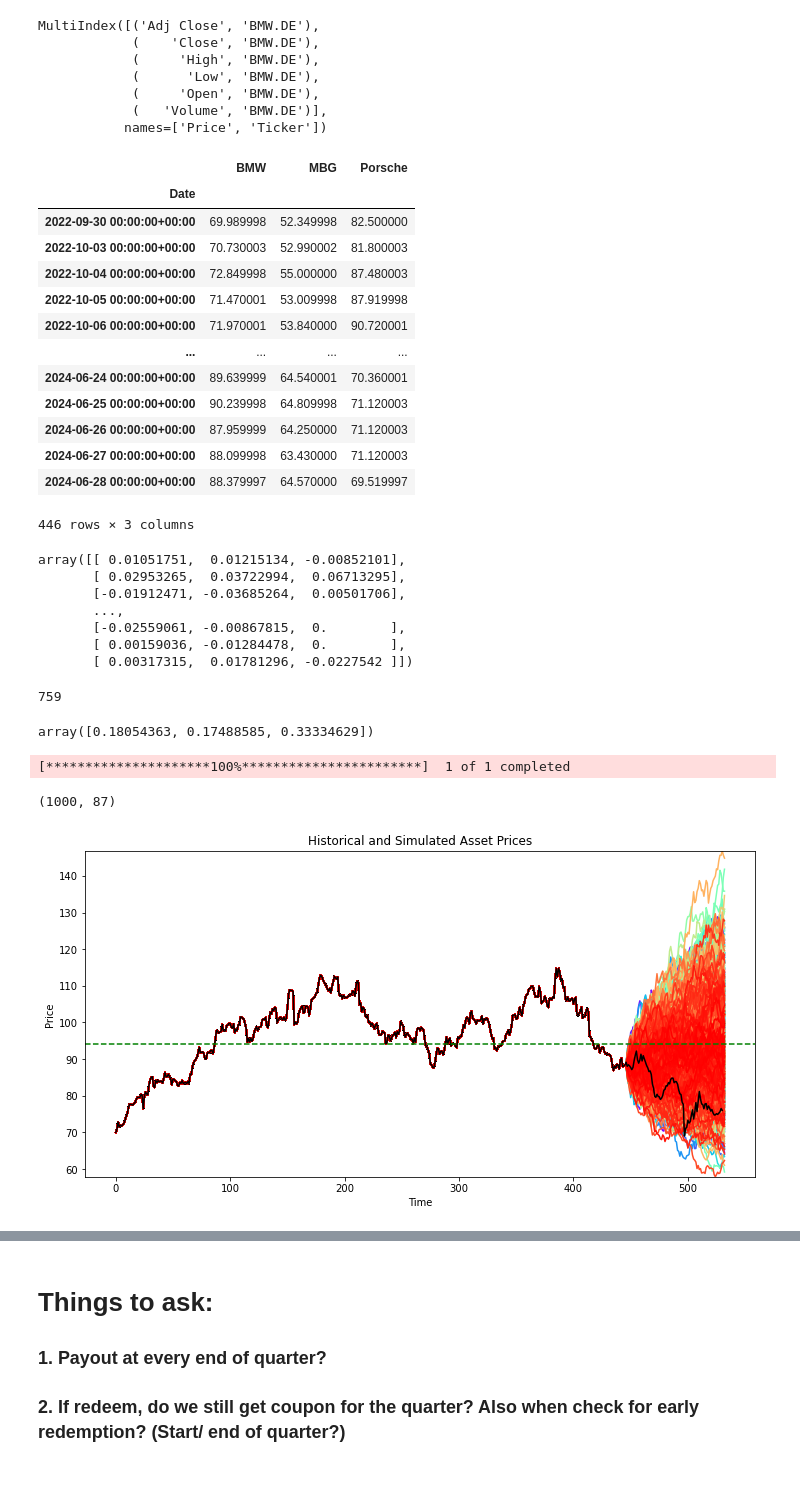
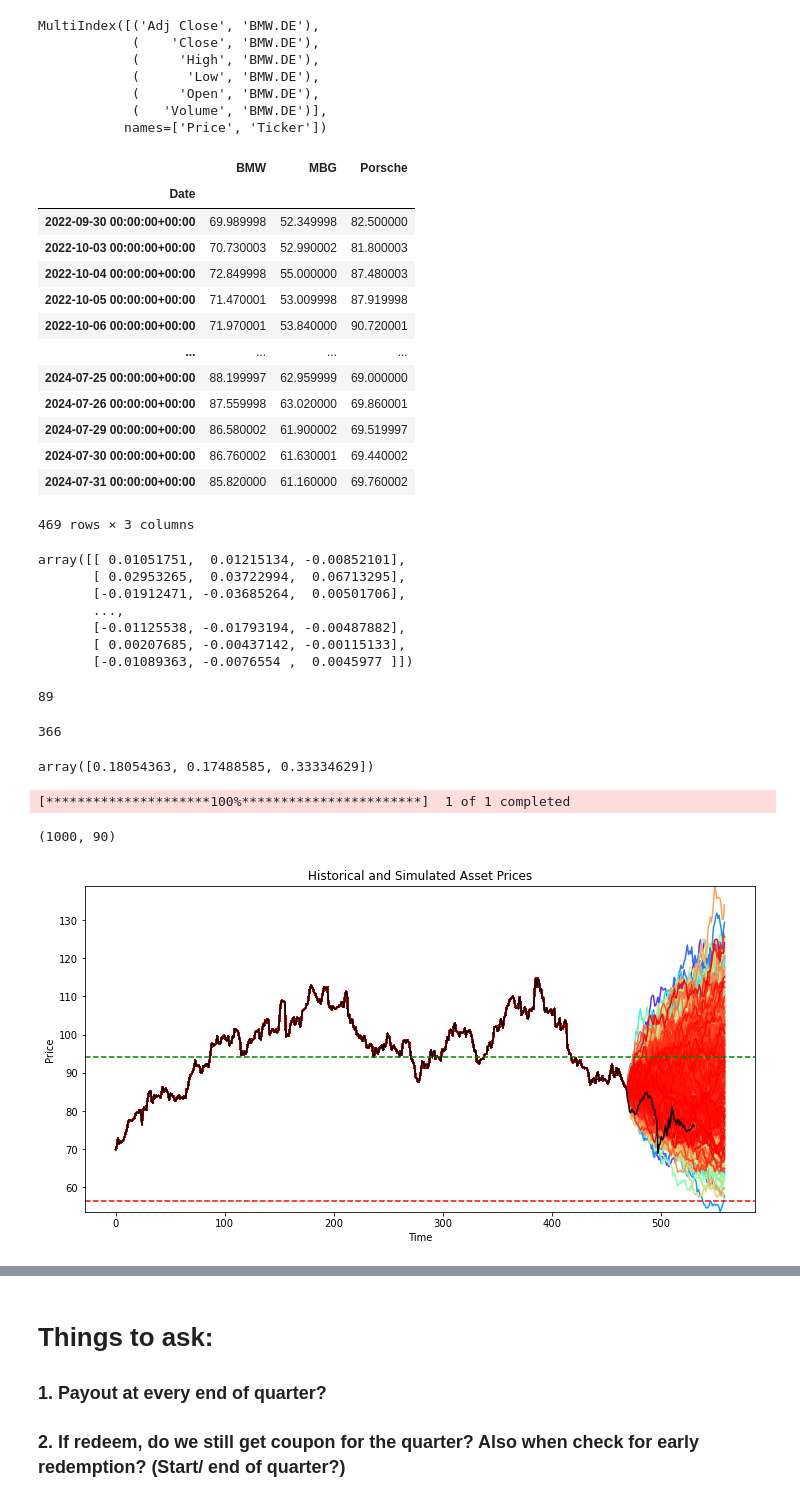
Before and after one commit to tengyaolong2000/simtech, a Jupyter notebook: sim_tech_finance.ipynb, the cells around one changed output, grey strips where cells are left out. Drawn from its saved outputs; the diff is of its cells as text; code cells hidden in the pictures.

```diff
--- a/sim_tech_finance.ipynb
+++ b/sim_tech_finance.ipynb
@@ -115,7 +117,7 @@ array([0.18054363, 0.17488585, 0.33334629])
 # %%
 
 start_date = datetime.datetime.strptime('2022-09-30', '%Y-%m-%d')
-end_date = datetime.datetime.strptime('2024-6-29', '%Y-%m-%d')  #1 aug to 31 October
+end_date = datetime.datetime.strptime('2024-8-1', '%Y-%m-%d')  #1 aug to 28 October simulation
 # Specify the ticker for BMW (BMW.DE for Frankfurt Stock Exchange)
 BMW_ticker = 'BMW.DE'
 MBG_ticker = 'MBG.DE'
@@ -202,15 +204,14 @@ bmp_prices
 | 2022-10-05 00:00:00+00:00 | 71.470001 | 53.009998 | 87.919998 |
 | 2022-10-06 00:00:00+00:00 | 71.970001 | 53.840000 | 90.720001 |
 | ... | ... | ... | ... |
-| 2024-06-24 00:00:00+00:00 | 89.639999 | 64.540001 | 70.360001 |
-| 2024-06-25 00:00:00+00:00 | 90.239998 | 64.809998 | 71.120003 |
-| 2024-06-26 00:00:00+00:00 | 87.959999 | 64.250000 | 71.120003 |
-| 2024-06-27 00:00:00+00:00 | 88.099998 | 63.430000 | 71.120003 |
-| 2024-06-28 00:00:00+00:00 | 88.379997 | 64.570000 | 69.519997 |
+| 2024-07-25 00:00:00+00:00 | 88.199997 | 62.959999 | 69.000000 |
+| 2024-07-26 00:00:00+00:00 | 87.559998 | 63.020000 | 69.860001 |
+| 2024-07-29 00:00:00+00:00 | 86.580002 | 61.900002 | 69.519997 |
+| 2024-07-30 00:00:00+00:00 | 86.760002 | 61.630001 | 69.440002 |
+| 2024-07-31 00:00:00+00:00 | 85.820000 | 61.160000 | 69.760002 |
-446 rows × 3 columns
+469 rows × 3 columns
 # %%
 # Read data
-#AAA = pd.read_csv('AAA.csv', header=0)
 dt = 1/252
 bmp_prices = BMP.values.astype(float)  # Extract columns
 
@@ -223,18 +224,22 @@ array([[ 0.01051751,  0.01215134, -0.00852101],
        [ 0.02953265,  0.03722994,  0.06713295],
        [-0.01912471, -0.03685264,  0.00501706],
        ...,
-       [-0.02559061, -0.00867815,  0.        ],
-       [ 0.00159036, -0.01284478,  0.        ],
-       [ 0.00317315,  0.01781296, -0.0227542 ]])
+       [-0.01125538, -0.01793194, -0.00487882],
+       [ 0.00207685, -0.00437142, -0.00115133],
+       [-0.01089363, -0.0076554 ,  0.0045977 ]])
 # %%
-d0 = datetime.date(2024, 6, 28)
-d1 = datetime.date(2024, 10, 28)
-m = (d1 - d0).days
-m = 86 #87 biz days
+d0 = datetime.date(2024, 8, 1)
+d1 = datetime.date(2024, 12, 4)
+#m = (d1 - d0).days
+#print(m)
+m = np.busday_count(d0, d1)
+print(m)
+# %% [output]
+89
 # %%
--(datetime.date(2022, 9, 30)- datetime.date(2024, 10, 28)).days
+(datetime.date(2024, 9, 30)- datetime.date(2023, 9, 30)).days
 # %% [output]
-759
+366
 # %%
 v
 # %% [output]
@@ -280,15 +285,22 @@ def black_scholes_multi(S0, v, Sigma, Delta_t, T):
 
     return S
 # %%
+
 barrier_levels = [56.520, 39.516, 58.896]
 early_redemption_level = [94.2, 65.86, 98.16]
 
 #bmplogreturns = returns.to_numpy()
 # set the numpy seed
-np.random.seed(4518)
+#np.random.seed(4518)
 # Estimate drift (v) and covariance matrix (Sigma)
-v = np.mean(bmplogreturns, axis=0) / dt
+bmplogreturns = bmplogprices[1:n0, :] - bmplogprices[0:n0-1, :]
+r = 0.03254654
+sigma = np.var(bmplogreturns, axis=0) / dt
+v = np.array([r,r,r]) - 0.5 * (sigma**2)/2
+#v = np.mean(bmplogreturns, axis=0) / dt
 Sigma = np.cov(bmplogreturns.T) / dt
+#print(sigma)
+
 
 def SimMultiGBMexact(S0, v, Sigma, Deltat):
     """
@@ -370,35 +382,35 @@ else:
     S2 = np.zeros((Nsim*2, m + 1))
     S3 = np.zeros((Nsim*2, m + 1))
 
     for i in range(0,Nsim*2,2):
         S, Stilde = SimMultiGBMexactAV(S0, v, Sigma, dt)
         S1[i, :] = S[0, :]
         S1[i+1, :] = Stilde[0, :]
         S2[i, :] = S[1, :]
         S2[i+1, :] = Stilde[1, :]
         S3[i, :] = S[2, :]
         S3[i+1, :] = Stilde[2, :]
 
 print(S3.shape)
 # Combine historical and simulated data for the first asset
 k=2 if AV else 1
 HistS1 = np.tile(bmp_prices[:, 0], (Nsim*k, 1))
 wholeS1 = np.hstack((HistS1, S1))
 
 #Plot real data of BMW from 2022-09-30 to 2024-10-28
 start_date_real= datetime.datetime.strptime('2022-09-30', '%Y-%m-%d')
 end_date_real = datetime.datetime.strptime('2024-10-28', '%Y-%m-%d')  #1 aug to 31 October
 # Specify the ticker for BMW (BMW.DE for Frankfurt Stock Exchange)
 BMW_ticker = 'BMW.DE'
 
 # Download historical data for BMW
 bmw_data_real = yf.download(BMW_ticker, start=start_date_real, end=end_date_real)
 # Visualize the paths
 Visualize(wholeS1, bmw_data_real['Close'], barrier_levels[0], early_redemption_level[0])
 # %% [output]
 [*********************100%***********************]  1 of 1 completed
-(1000, 87)
+(1000, 90)
-[figure, old version]
+[figure, new version]
 # %%
 S0
 # %% [output]
```
Also changed, not shown: parts of 33 cells of this notebook.
